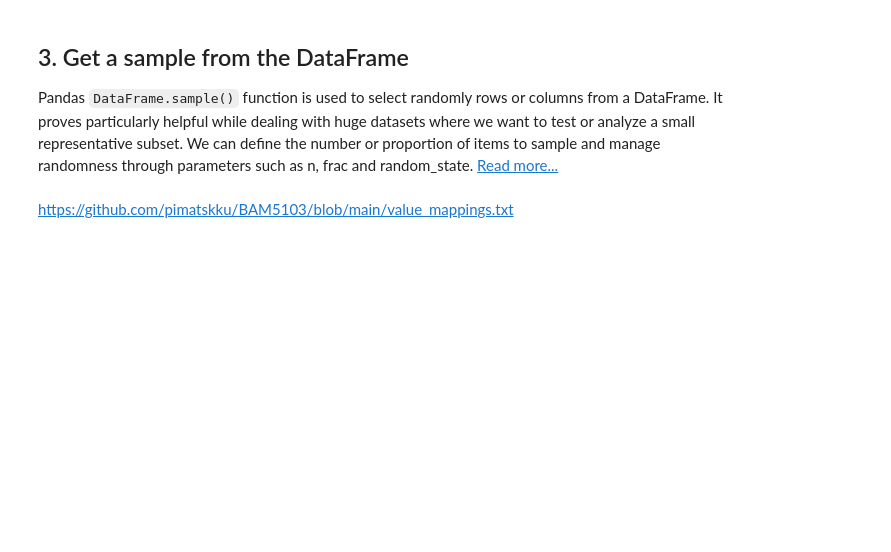
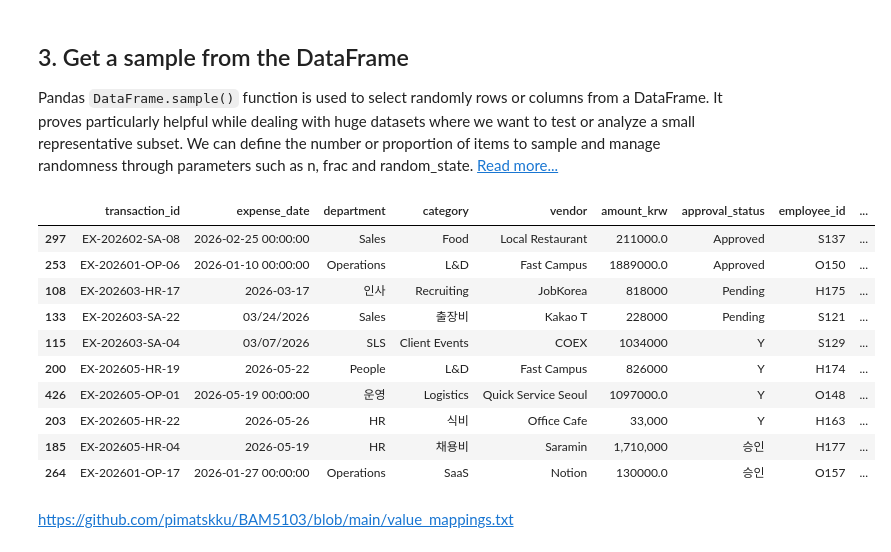
Before and after one commit to gmseong/BAM5103, a Jupyter notebook: session4_exercise.ipynb, the cells around one changed output. Saved outputs shown, nothing was run; the diff lists cells and outputs as text; code cells hidden in the pictures; blank space fills up the shorter version.

```diff
--- a/session4_exercise.ipynb
+++ b/session4_exercise.ipynb
@@ -261,6 +261,20 @@ All combined shape: (448, 10)
 Pandas `DataFrame.sample()` function is used to select randomly rows or columns from a DataFrame. It proves particularly helpful while dealing with huge datasets where we want to test or analyze a small representative subset. We can define the number or proportion of items to sample and manage randomness through parameters such as n, frac and random_state. [Read more...](https://www.geeksforgeeks.org/python/python-pandas-dataframe-sample/)
 # %%
 ## Lets discover the newly merged dataframe by sampling a few rows. What should be fixed next?
+
+all_combined_df.sample(10)
+# %% [output]
+|  | transaction_id | expense_date | department | category | vendor | amount_krw | approval_status | employee_id | ... |
+| 297 | EX-202602-SA-08 | 2026-02-25 00:00:00 | Sales | Food | Local Restaurant | 211000.0 | Approved | S137 | ... |
+| 253 | EX-202601-OP-06 | 2026-01-10 00:00:00 | Operations | L&D | Fast Campus | 1889000.0 | Approved | O150 | ... |
+| 108 | EX-202603-HR-17 | 2026-03-17 | 인사 | Recruiting | JobKorea | 818000 | Pending | H175 | ... |
+| 133 | EX-202603-SA-22 | 03/24/2026 | Sales | 출장비 | Kakao T | 228000 | Pending | S121 | ... |
+| 115 | EX-202603-SA-04 | 03/07/2026 | SLS | Client Events | COEX | 1034000 | Y | S129 | ... |
+| 200 | EX-202605-HR-19 | 2026-05-22 | People | L&D | Fast Campus | 826000 | Y | H174 | ... |
+| 426 | EX-202605-OP-01 | 2026-05-19 00:00:00 | 운영 | Logistics | Quick Service Seoul | 1097000.0 | Y | O148 | ... |
+| 203 | EX-202605-HR-22 | 2026-05-26 | HR | 식비 | Office Cafe | 33,000 | Y | H163 | ... |
+| 185 | EX-202605-HR-04 | 2026-05-19 | HR | 채용비 | Saramin | 1,710,000 | 승인 | H177 | ... |
+| 264 | EX-202601-OP-17 | 2026-01-27 00:00:00 | Operations | SaaS | Notion | 130000.0 | 승인 | O157 | ... |
 # %% [markdown]
 https://github.com/pimatskku/BAM5103/blob/main/value_mappings.txt
 # %%
```
Also changed, not shown: parts of 3 cells of this notebook.
